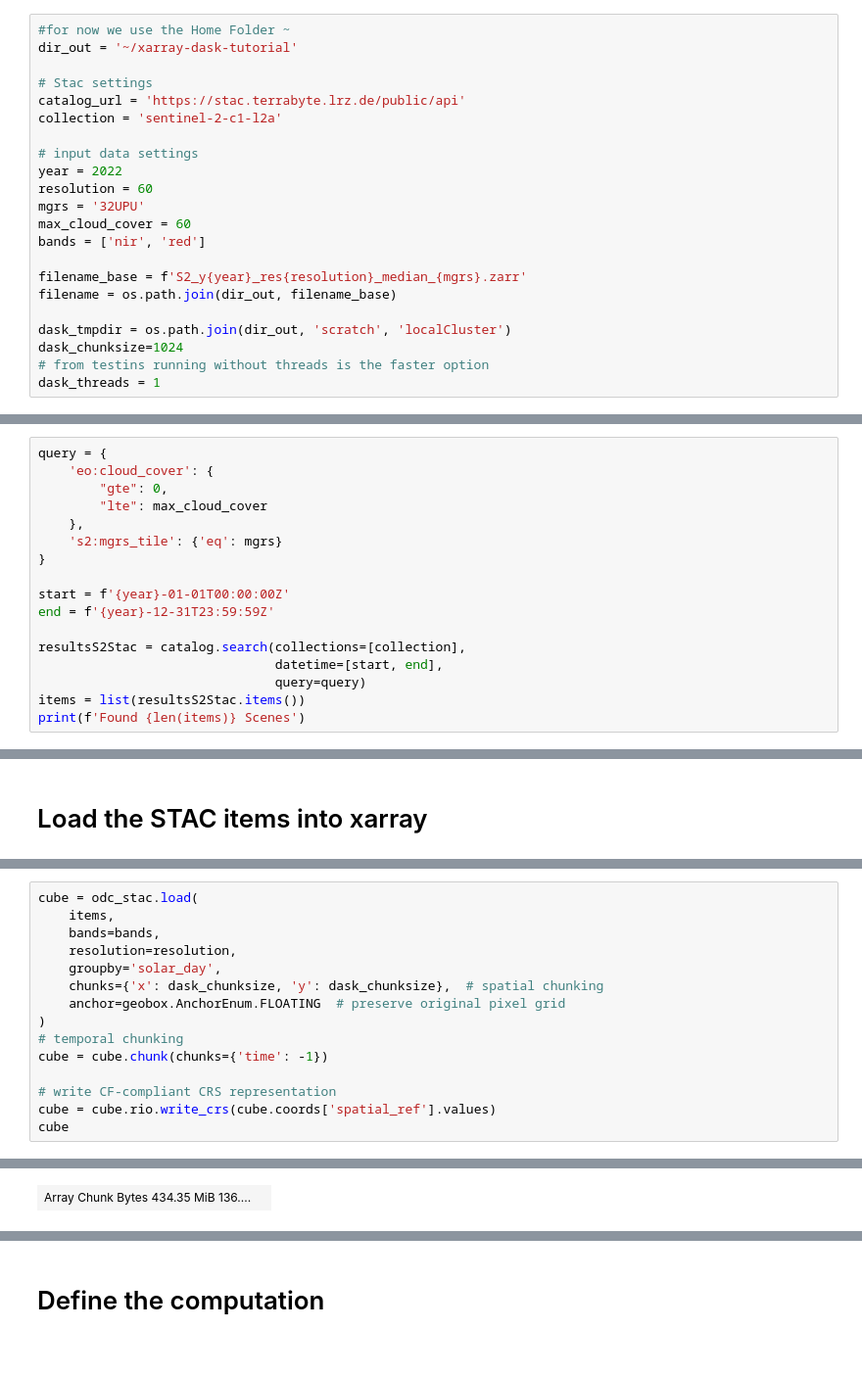
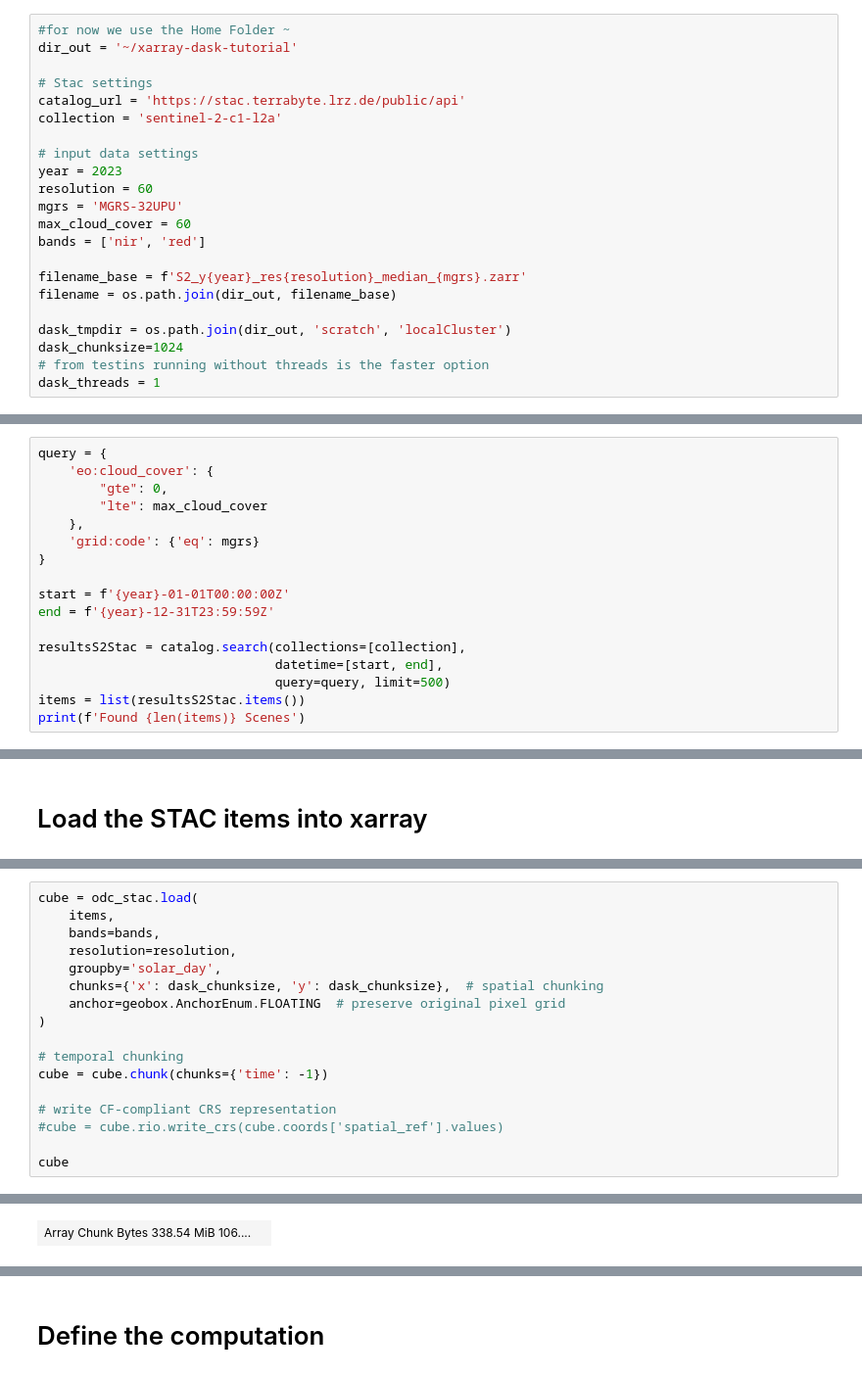
Before and after one commit to DLR-terrabyte/eo-examples, a Jupyter notebook: datasets/Sentinel-2.ipynb, the cells around one changed output, grey strips where cells are left out. Shown at 98% size. Saved outputs shown, nothing was run; the diff lists cells and outputs as text.

```diff
--- a/datasets/Sentinel-2.ipynb
+++ b/datasets/Sentinel-2.ipynb
@@ -32,9 +38,9 @@ catalog_url = 'https://stac.terrabyte.lrz.de/public/api'
 collection = 'sentinel-2-c1-l2a'
 
 # input data settings
-year = 2022
+year = 2023
 resolution = 60
-mgrs = '32UPU'
+mgrs = 'MGRS-32UPU'
 max_cloud_cover = 60
 bands = ['nir', 'red']
 
@@ -82,7 +85,7 @@ query = {
         "gte": 0,
         "lte": max_cloud_cover
     },
-    's2:mgrs_tile': {'eq': mgrs}
+    'grid:code': {'eq': mgrs}
 }
 
 start = f'{year}-01-01T00:00:00Z'
@@ -90,7 +93,7 @@ end = f'{year}-12-31T23:59:59Z'
 
 resultsS2Stac = catalog.search(collections=[collection],
                                datetime=[start, end],
-                               query=query)
+                               query=query, limit=500)
 items = list(resultsS2Stac.items())
 print(f'Found {len(items)} Scenes')
 # %% [output]
@@ -128,10 +135,12 @@ cube = odc_stac.load(
     chunks={'x': dask_chunksize, 'y': dask_chunksize},  # spatial chunking
     anchor=geobox.AnchorEnum.FLOATING  # preserve original pixel grid
 )
+
 # temporal chunking
 cube = cube.chunk(chunks={'time': -1})
 
 # write CF-compliant CRS representation
-cube = cube.rio.write_crs(cube.coords['spatial_ref'].values)
+#cube = cube.rio.write_crs(cube.coords['spatial_ref'].values)
+
 cube
 # %% [output]
@@ -153,6 +162,6 @@ dask.array<chunksize=(68, 1024, 1024), meta=np.ndarray>
 nodata :
 0
-| Array Chunk Bytes 434.35 MiB 136.... |  |
+| Array Chunk Bytes 338.54 MiB 106.... |  |
 red
 (time, y, x)
 uint16
```
Also changed, not shown: parts of 14 cells of this notebook, 1 other file.
